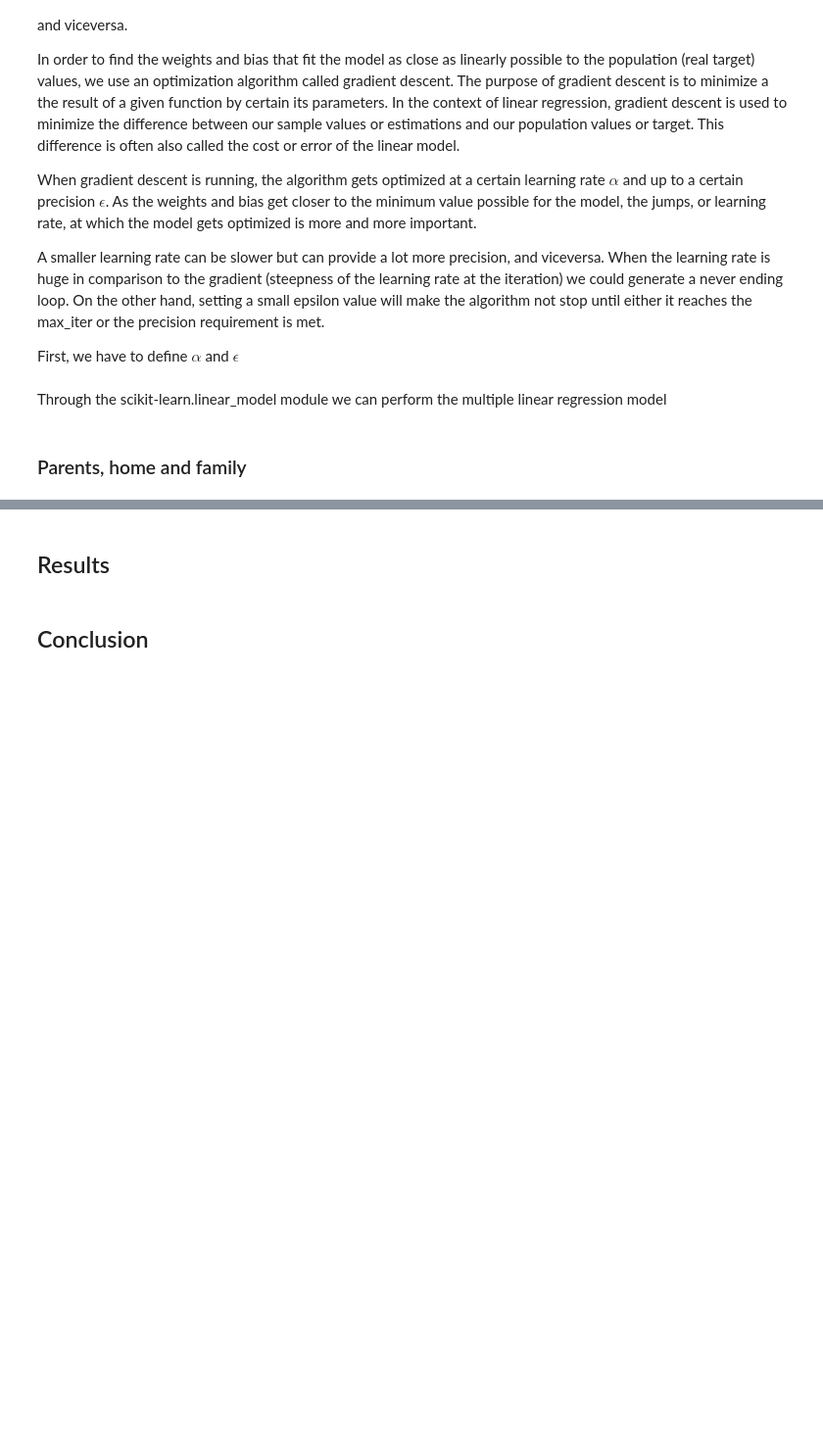
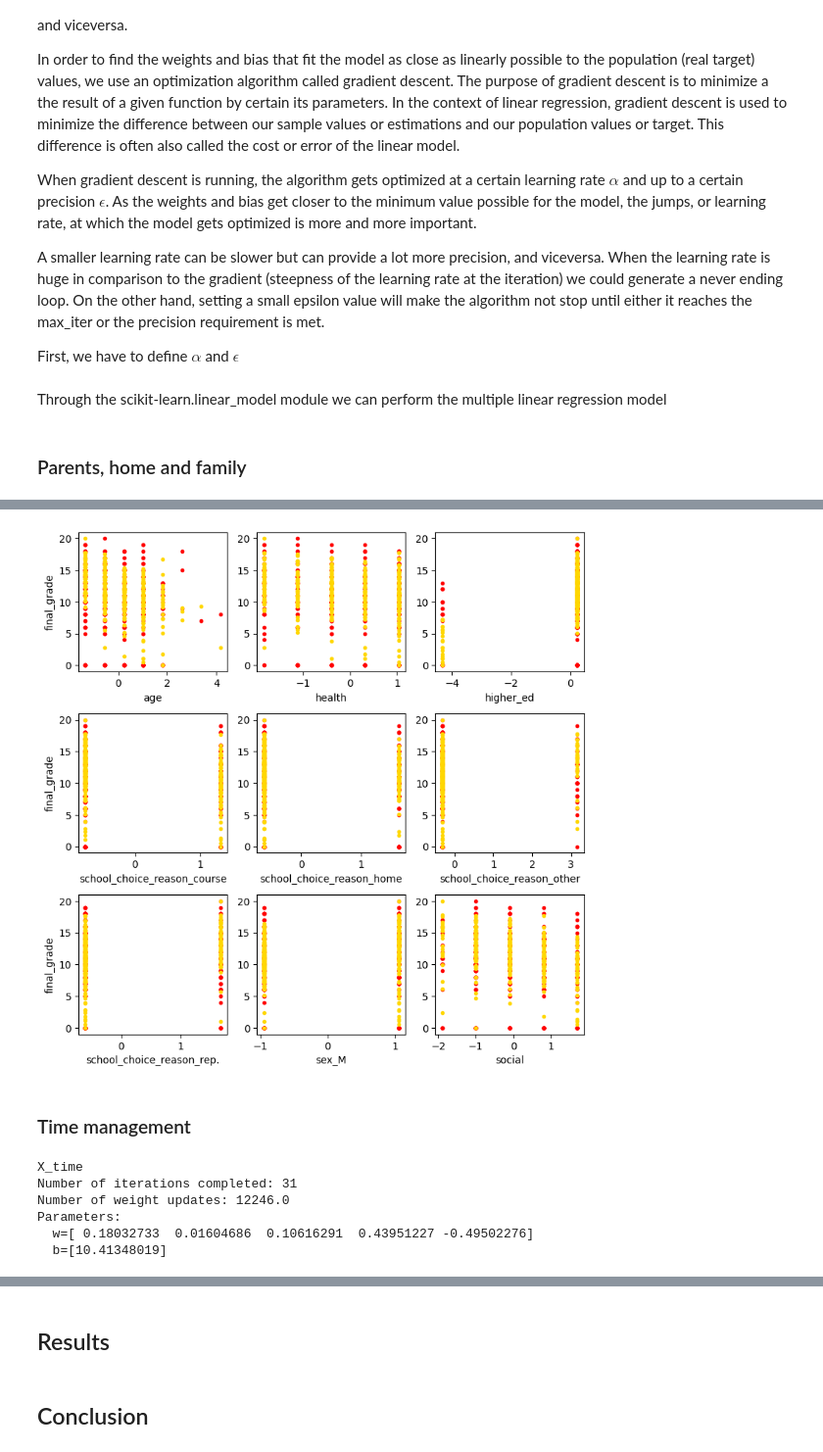
Before and after one commit to ferDMS/MOOCS, a Jupyter notebook: Supervised Machine Learning Regression and Classification/cw2.ipynb, the cells around one changed output, grey strips where cells are left out. Shown at 98% size. Drawn from its saved outputs; the diff is of its cells as text; code cells hidden in the pictures; blank space fills up the shorter version.

```diff
--- a/Supervised Machine Learning Regression and Classification/cw2.ipynb
+++ b/Supervised Machine Learning Regression and Classification/cw2.ipynb
@@ -463,0 +538,8 @@ Parameters:
+# %%
+sgdr = SGDRegressor(max_iter=10000, loss='squared_error', alpha=alpha, epsilon=epsilon)
+sgdr.fit(X_stud, y)
+w = sgdr.coef_
+b = sgdr.intercept_
+print(f"X_stud")
+print(f"Number of iterations completed: {sgdr.n_iter_}\nNumber of weight updates: {sgdr.t_}")
+print(f"Parameters:\n  w={w}\n  b={b}")
@@ -463,0 +554,24 @@ Parameters:
+# %%
+y_stud = pd.Series(sgdr.predict(X_stud), name='final_cost_stud')
+ax = plotFeatures(X_stud, y, 3, color='r')
+plotFeatures(X_stud, y_stud, 3, color='gold', ax=ax)
+plt.show()
+# %% [output]
+[figure, added]
+# %% [markdown]
+### Time management
+# %%
+sgdr = SGDRegressor(max_iter=10000, loss='squared_error', alpha=alpha, epsilon=epsilon)
+sgdr.fit(X_time, y)
+w = sgdr.coef_
+b = sgdr.intercept_
+print(f"X_time")
+print(f"Number of iterations completed: {sgdr.n_iter_}\nNumber of weight updates: {sgdr.t_}")
+print(f"Parameters:\n  w={w}\n  b={b}")
+# %% [output]
+X_time
+Number of iterations completed: 31
+Number of weight updates: 12246.0
+Parameters:
+  w=[ 0.18032733  0.01604686  0.10616291  0.43951227 -0.49502276]
+  b=[10.41348019]
```
Also changed, not shown: parts of 18 cells of this notebook.
